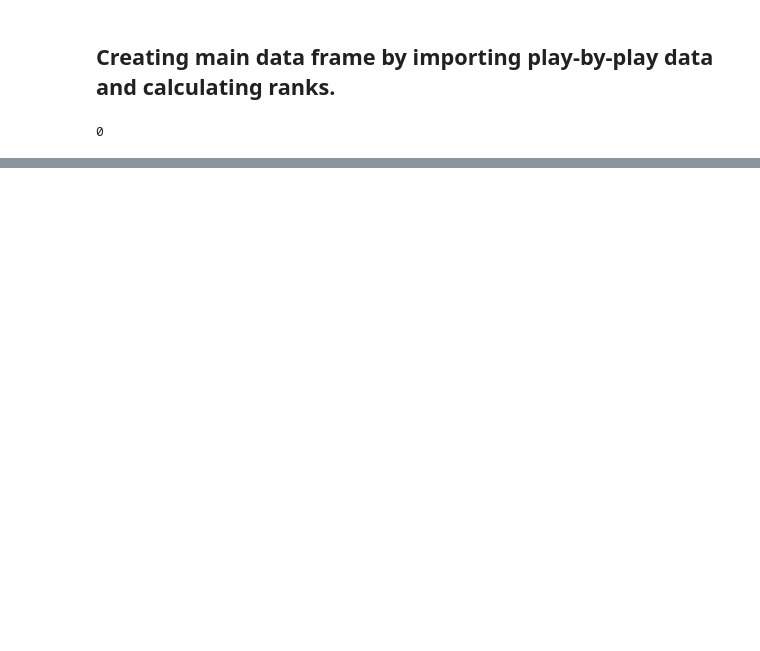
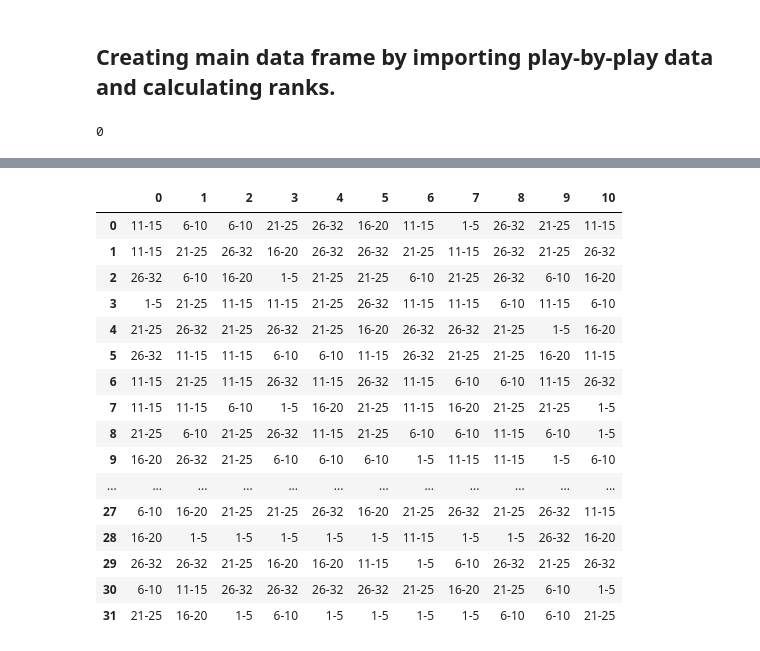
Before and after one commit to tomdawg86/Stat_222_NFL_Project, a Jupyter notebook: ipython_notebook/data_main.ipynb, the cells around one changed output, grey strips where cells are left out. Cells and saved outputs as stored; diff of their text form; code cells hidden in the pictures; blank space fills up the shorter version.

```diff
--- a/ipython_notebook/data_main.ipynb
+++ b/ipython_notebook/data_main.ipynb
@@ -82,3 +108,47 @@ def_rank = def_rank.rank(axis = 0, method = 'max', ascending = True)
+# %%
+off_rank_bucket = [[0]*len(seasons) for x in range(len(teams))]
+def_rank_bucket = [[0]*len(seasons) for x in range(len(teams))]
+
+for i in seasons:
+    for j in range(len(teams)):
+        for k in range(len(bucket_range)):
+            if off_rank.ix[j][i] in bucket_range[k]:
+                off_rank_bucket[j][seasons.index(i)] = bucket[k]
+
+pd.DataFrame(off_rank_bucket)
+#off_rank_bucket = [bucket for off_rank in bucket_range]
+#off_rank_bucket
+
+
+
+#for i in range(len(bucket_range)):
+#    for j in range(len(bucket_range[i])):
+#        for k in range(len(seasons)):
+#            for l in range(len(teams)):
+#                if off_rank[l][k] == bucket_range[i][j]:
+#                    off_rank_bucket[l][k] = bucket[i]
+#off_rank_bucket[0][0]
+
+#def_rank_bucket = def_rank[def_rank == 5]
+#def_rank_bucket
+# %% [output]
+|  | 0 | 1 | 2 | 3 | 4 | 5 | 6 | 7 | 8 | 9 | 10 |
+| 0 | 11-15 | 6-10 | 6-10 | 21-25 | 26-32 | 16-20 | 11-15 | 1-5 | 26-32 | 21-25 | 11-15 |
+| 1 | 11-15 | 21-25 | 26-32 | 16-20 | 26-32 | 26-32 | 21-25 | 11-15 | 26-32 | 21-25 | 26-32 |
+| 2 | 26-32 | 6-10 | 16-20 | 1-5 | 21-25 | 21-25 | 6-10 | 21-25 | 26-32 | 6-10 | 16-20 |
+| 3 | 1-5 | 21-25 | 11-15 | 11-15 | 21-25 | 26-32 | 11-15 | 11-15 | 6-10 | 11-15 | 6-10 |
+| 4 | 21-25 | 26-32 | 21-25 | 26-32 | 21-25 | 16-20 | 26-32 | 26-32 | 21-25 | 1-5 | 16-20 |
+| 5 | 26-32 | 11-15 | 11-15 | 6-10 | 6-10 | 11-15 | 26-32 | 21-25 | 21-25 | 16-20 | 11-15 |
+| 6 | 11-15 | 21-25 | 11-15 | 26-32 | 11-15 | 26-32 | 11-15 | 6-10 | 6-10 | 11-15 | 26-32 |
+| 7 | 11-15 | 11-15 | 6-10 | 1-5 | 16-20 | 21-25 | 11-15 | 16-20 | 21-25 | 21-25 | 1-5 |
+| 8 | 21-25 | 6-10 | 21-25 | 26-32 | 11-15 | 21-25 | 6-10 | 6-10 | 11-15 | 6-10 | 1-5 |
+| 9 | 16-20 | 26-32 | 21-25 | 6-10 | 6-10 | 6-10 | 1-5 | 11-15 | 11-15 | 1-5 | 6-10 |
+| ... | ... | ... | ... | ... | ... | ... | ... | ... | ... | ... | ... |
+| 27 | 6-10 | 16-20 | 21-25 | 21-25 | 26-32 | 16-20 | 21-25 | 26-32 | 21-25 | 26-32 | 11-15 |
+| 28 | 16-20 | 1-5 | 1-5 | 1-5 | 1-5 | 1-5 | 11-15 | 1-5 | 1-5 | 26-32 | 16-20 |
+| 29 | 26-32 | 26-32 | 21-25 | 16-20 | 16-20 | 11-15 | 1-5 | 6-10 | 26-32 | 21-25 | 26-32 |
+| 30 | 6-10 | 11-15 | 26-32 | 26-32 | 26-32 | 26-32 | 21-25 | 16-20 | 21-25 | 6-10 | 1-5 |
+| 31 | 21-25 | 16-20 | 1-5 | 6-10 | 1-5 | 1-5 | 1-5 | 1-5 | 6-10 | 6-10 | 21-25 |
 # %%
 off_rank = pd.DataFrame(off_rank.stack())
 def_rank = pd.DataFrame(def_rank.stack())
```
Also changed, not shown: parts of 7 cells of this notebook.
